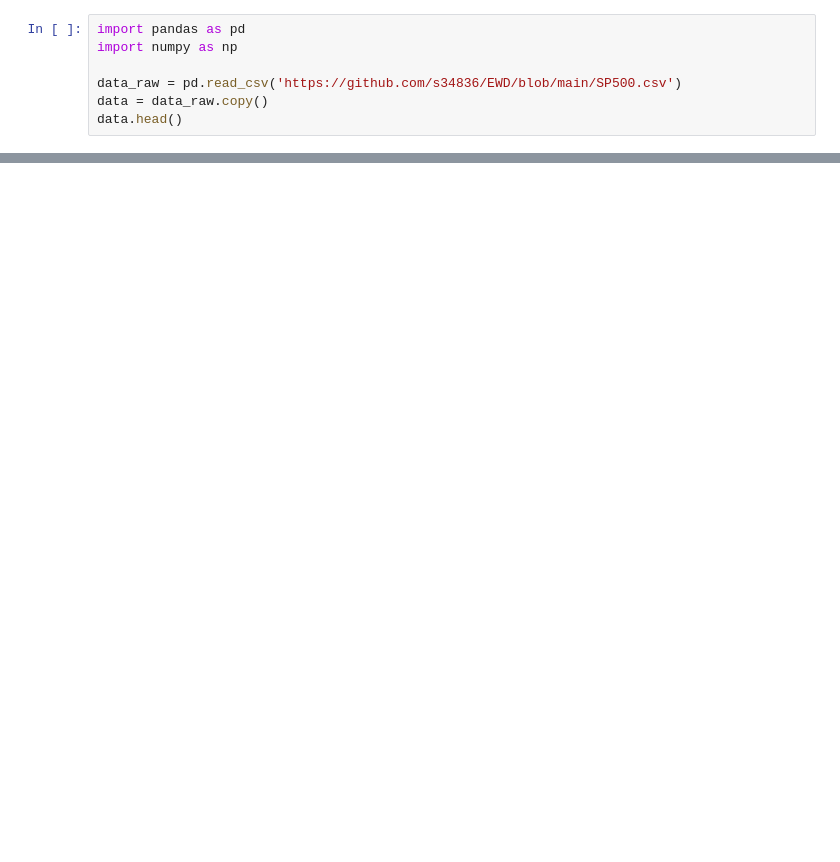
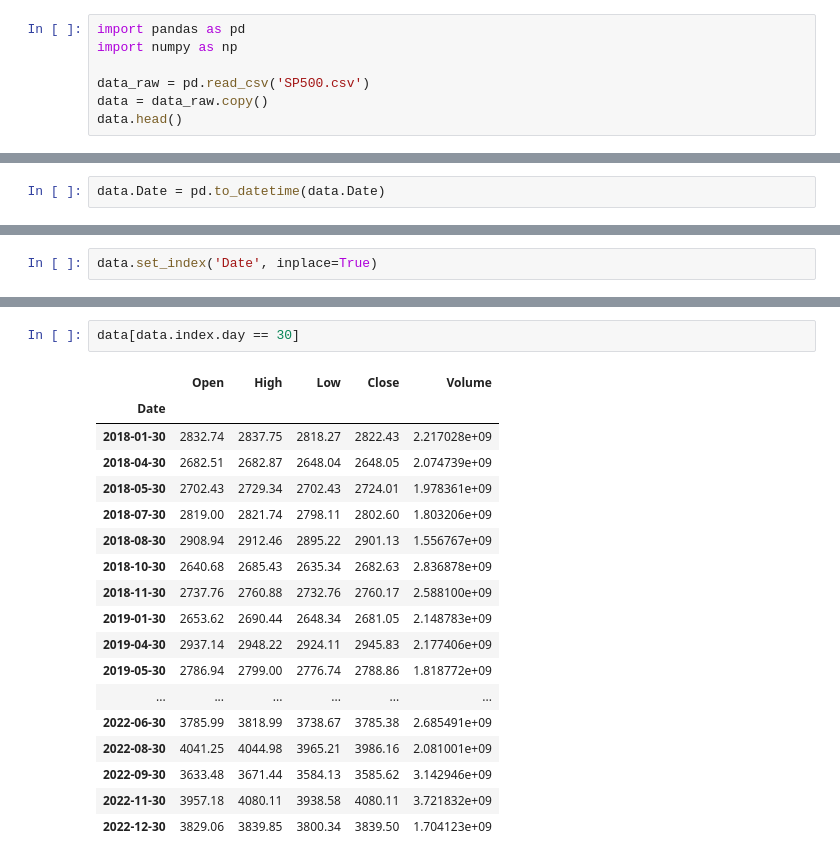
Before and after one commit to s34836/EWD, a Jupyter notebook: lab1.ipynb, the cells around one changed output, grey strips where cells are left out. Saved outputs shown, nothing was run; the diff lists cells and outputs as text; blank space fills up the shorter version.

```diff
--- a/lab1.ipynb
+++ b/lab1.ipynb
@@ -4,7 +4,7 @@
 import pandas as pd
 import numpy as np
 
-data_raw = pd.read_csv('https://github.com/s34836/EWD/blob/main/SP500.csv')
+data_raw = pd.read_csv('SP500.csv')
 data = data_raw.copy()
 data.head()
 # %% [output]
@@ -11,0 +33,2 @@ ParserError: Error tokenizing data. C error: Expected 1 fields in line 42, saw 3
+# %%
+data.Date = pd.to_datetime(data.Date)
@@ -11,0 +51,2 @@ ParserError: Error tokenizing data. C error: Expected 1 fields in line 42, saw 3
+# %%
+data.set_index('Date', inplace=True)
@@ -11,0 +97,21 @@ ParserError: Error tokenizing data. C error: Expected 1 fields in line 42, saw 3
+# %%
+data[data.index.day == 30]
+# %% [output]
+|  | Open | High | Low | Close | Volume |
+| Date |  |  |  |  |  |
+| 2018-01-30 | 2832.74 | 2837.75 | 2818.27 | 2822.43 | 2.217028e+09 |
+| 2018-04-30 | 2682.51 | 2682.87 | 2648.04 | 2648.05 | 2.074739e+09 |
+| 2018-05-30 | 2702.43 | 2729.34 | 2702.43 | 2724.01 | 1.978361e+09 |
+| 2018-07-30 | 2819.00 | 2821.74 | 2798.11 | 2802.60 | 1.803206e+09 |
+| 2018-08-30 | 2908.94 | 2912.46 | 2895.22 | 2901.13 | 1.556767e+09 |
+| 2018-10-30 | 2640.68 | 2685.43 | 2635.34 | 2682.63 | 2.836878e+09 |
+| 2018-11-30 | 2737.76 | 2760.88 | 2732.76 | 2760.17 | 2.588100e+09 |
+| 2019-01-30 | 2653.62 | 2690.44 | 2648.34 | 2681.05 | 2.148783e+09 |
+| 2019-04-30 | 2937.14 | 2948.22 | 2924.11 | 2945.83 | 2.177406e+09 |
+| 2019-05-30 | 2786.94 | 2799.00 | 2776.74 | 2788.86 | 1.818772e+09 |
+| ... | ... | ... | ... | ... | ... |
+| 2022-06-30 | 3785.99 | 3818.99 | 3738.67 | 3785.38 | 2.685491e+09 |
+| 2022-08-30 | 4041.25 | 4044.98 | 3965.21 | 3986.16 | 2.081001e+09 |
+| 2022-09-30 | 3633.48 | 3671.44 | 3584.13 | 3585.62 | 3.142946e+09 |
+| 2022-11-30 | 3957.18 | 4080.11 | 3938.58 | 4080.11 | 3.721832e+09 |
+| 2022-12-30 | 3829.06 | 3839.85 | 3800.34 | 3839.50 | 1.704123e+09 |
```
Also changed, not shown: parts of 28 cells of this notebook.
